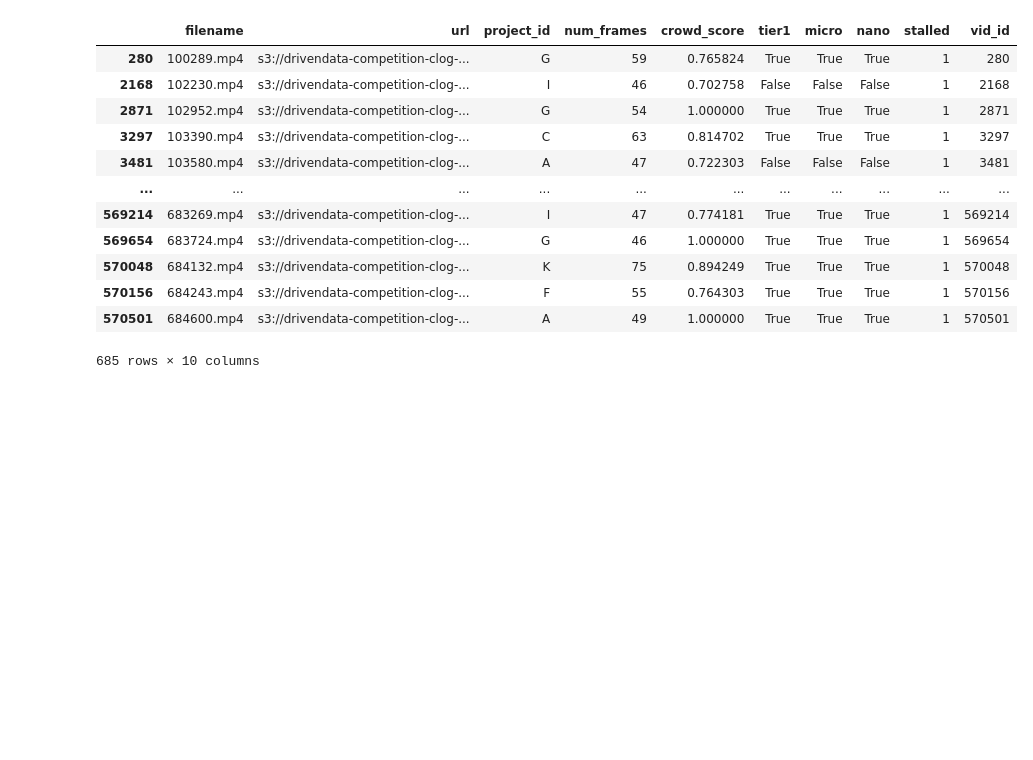
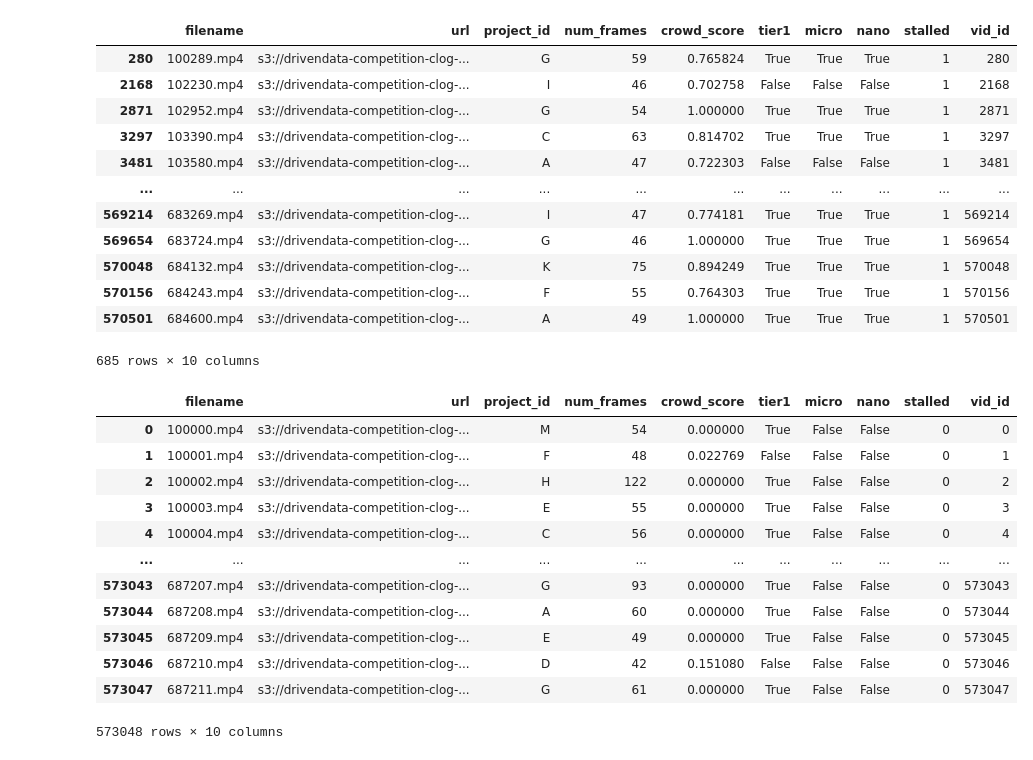
Before and after one commit to Alibhji/Clog-Loss-Advance-Alzheimer-s-Research, a Jupyter notebook: notebook/05_Dataset_genrator_download_and_save.ipynb, the cells around one changed output. Drawn from its saved outputs; the diff is of its cells as text; code cells hidden in the pictures; blank space fills up the shorter version.

```diff
--- a/notebook/05_Dataset_genrator_download_and_save.ipynb
+++ b/notebook/05_Dataset_genrator_download_and_save.ipynb
@@ -455,3 +455,24 @@ video_downloder.df_dataset[  ((video_downloder.df_dataset['crowd_score'] > .7)\
 
 # for c in Counter(3, 9):
 #     print(c)
+# %%
+import pickle
+
+with open ('../../data/whole_train_dataset.pandas','rb') as handle:
+            whole_train_dataset = pickle.load(handle)
+# %%
+whole_train_dataset
+# %% [output]
+|  | filename | url | project_id | num_frames | crowd_score | tier1 | micro | nano | stalled | vid_id |
+| 0 | 100000.mp4 | s3://drivendata-competition-clog-... | M | 54 | 0.000000 | True | False | False | 0 | 0 |
+| 1 | 100001.mp4 | s3://drivendata-competition-clog-... | F | 48 | 0.022769 | False | False | False | 0 | 1 |
+| 2 | 100002.mp4 | s3://drivendata-competition-clog-... | H | 122 | 0.000000 | True | False | False | 0 | 2 |
+| 3 | 100003.mp4 | s3://drivendata-competition-clog-... | E | 55 | 0.000000 | True | False | False | 0 | 3 |
+| 4 | 100004.mp4 | s3://drivendata-competition-clog-... | C | 56 | 0.000000 | True | False | False | 0 | 4 |
+| ... | ... | ... | ... | ... | ... | ... | ... | ... | ... | ... |
+| 573043 | 687207.mp4 | s3://drivendata-competition-clog-... | G | 93 | 0.000000 | True | False | False | 0 | 573043 |
+| 573044 | 687208.mp4 | s3://drivendata-competition-clog-... | A | 60 | 0.000000 | True | False | False | 0 | 573044 |
+| 573045 | 687209.mp4 | s3://drivendata-competition-clog-... | E | 49 | 0.000000 | True | False | False | 0 | 573045 |
+| 573046 | 687210.mp4 | s3://drivendata-competition-clog-... | D | 42 | 0.151080 | False | False | False | 0 | 573046 |
+| 573047 | 687211.mp4 | s3://drivendata-competition-clog-... | G | 61 | 0.000000 | True | False | False | 0 | 573047 |
+573048 rows × 10 columns
```
Also changed, not shown: 6 other files.
